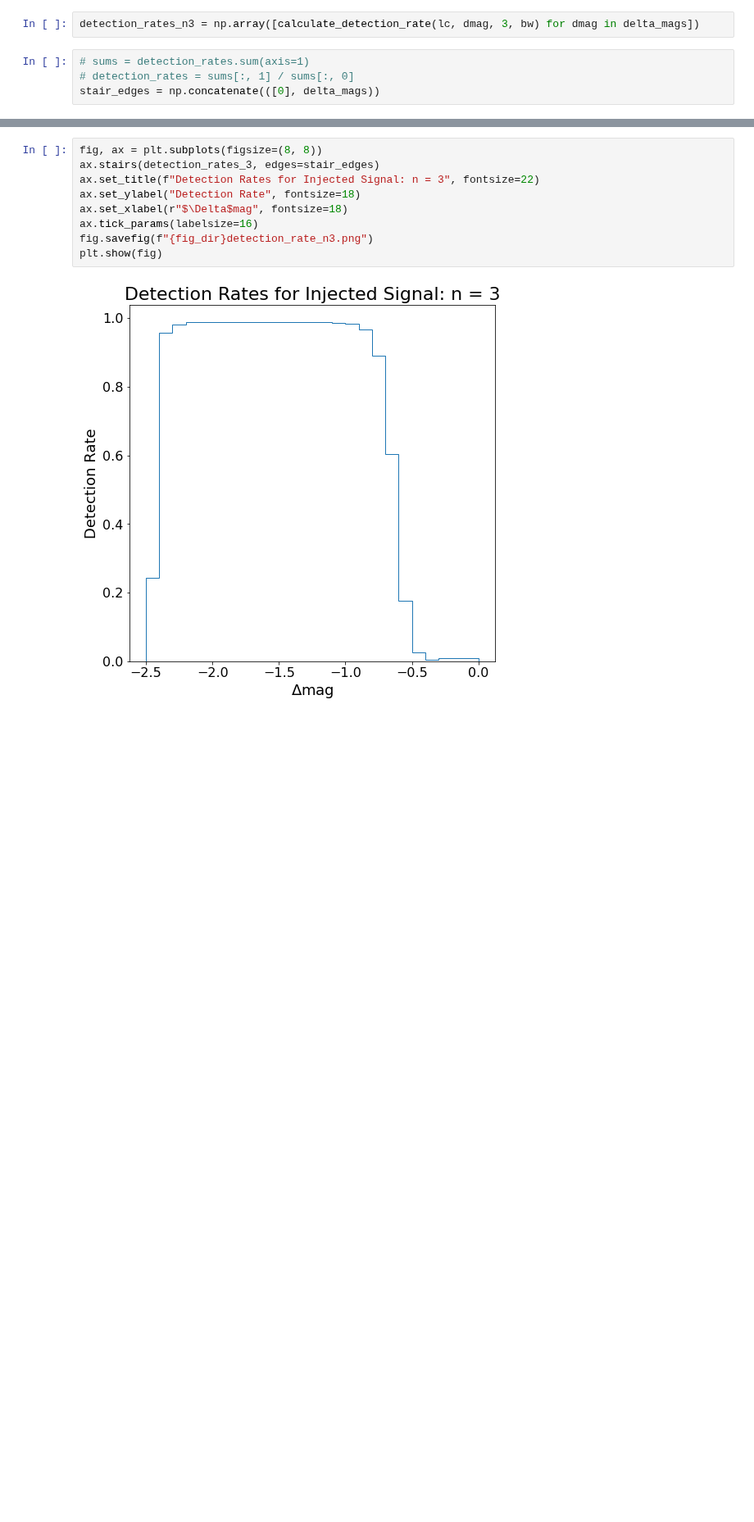
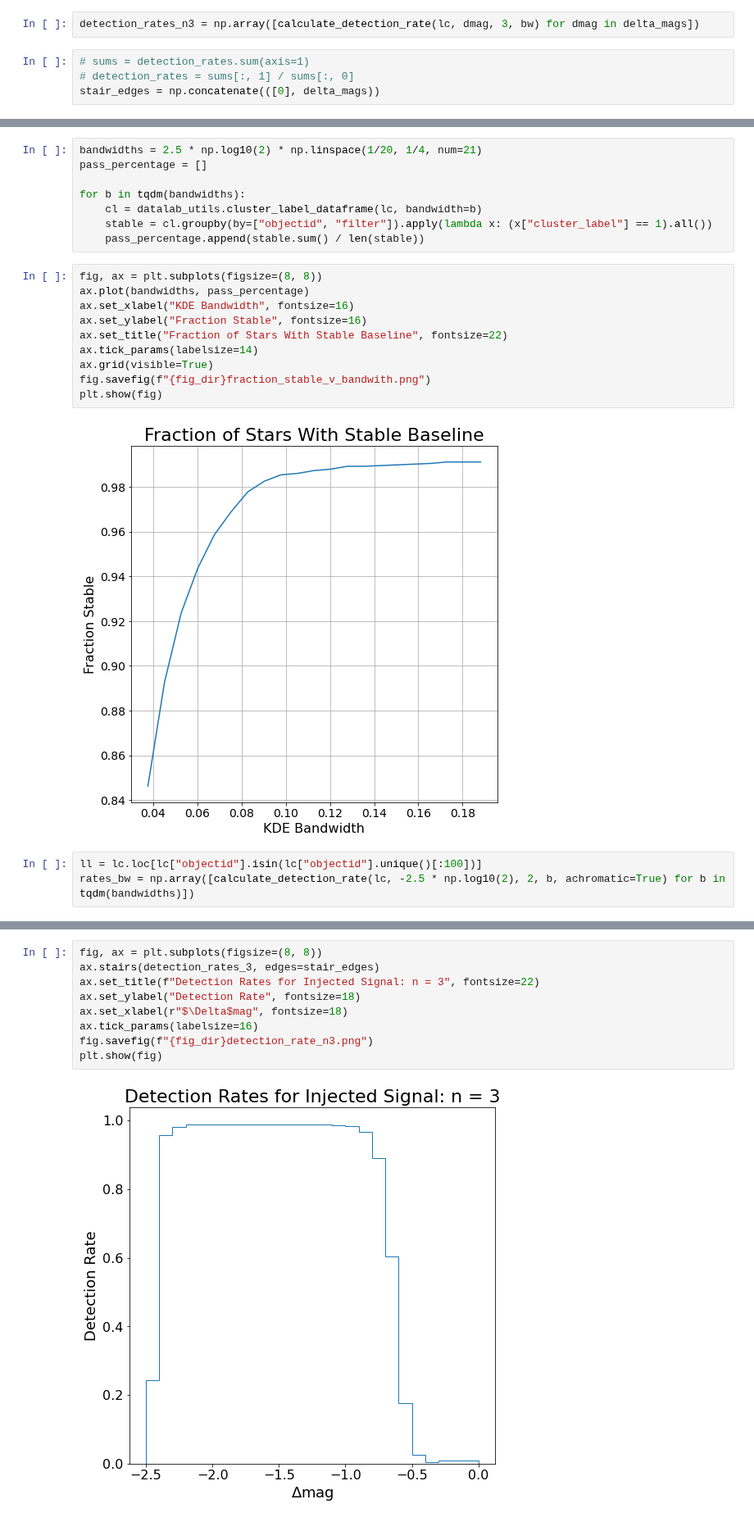
Before and after one commit to adriansh95/StringMicrolensing, a Jupyter notebook: inject_signal_nsc.ipynb, the cells around one changed output, grey strips where cells are left out. Shown at 82% size. Saved outputs shown, nothing was run; the diff lists cells and outputs as text; blank space fills up the shorter version.

```diff
--- a/inject_signal_nsc.ipynb
+++ b/inject_signal_nsc.ipynb
@@ -142,0 +160,23 @@ plt.show(fig)
+# %%
+bandwidths = 2.5 * np.log10(2) * np.linspace(1/20, 1/4, num=21)
+pass_percentage = []
+
+for b in tqdm(bandwidths):
+    cl = datalab_utils.cluster_label_dataframe(lc, bandwidth=b)
+    stable = cl.groupby(by=["objectid", "filter"]).apply(lambda x: (x["cluster_label"] == 1).all())
+    pass_percentage.append(stable.sum() / len(stable))
+# %%
+fig, ax = plt.subplots(figsize=(8, 8))
+ax.plot(bandwidths, pass_percentage)
+ax.set_xlabel("KDE Bandwidth", fontsize=16)
+ax.set_ylabel("Fraction Stable", fontsize=16)
+ax.set_title("Fraction of Stars With Stable Baseline", fontsize=22)
+ax.tick_params(labelsize=14)
+ax.grid(visible=True)
+fig.savefig(f"{fig_dir}fraction_stable_v_bandwith.png")
+plt.show(fig)
+# %% [output]
+[figure, added]
+# %%
+ll = lc.loc[lc["objectid"].isin(lc["objectid"].unique()[:100])]
+rates_bw = np.array([calculate_detection_rate(lc, -2.5 * np.log10(2), 2, b, achromatic=True) for b in tqdm(bandwidths)])
```
Also changed, not shown: parts of 19 cells of this notebook, 1 other file.
